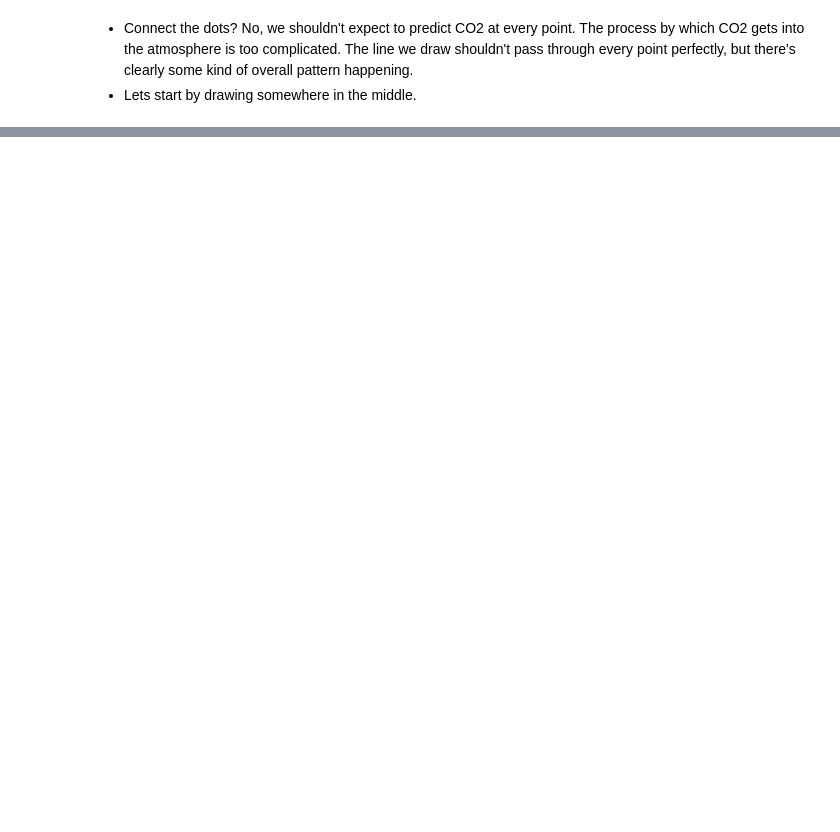
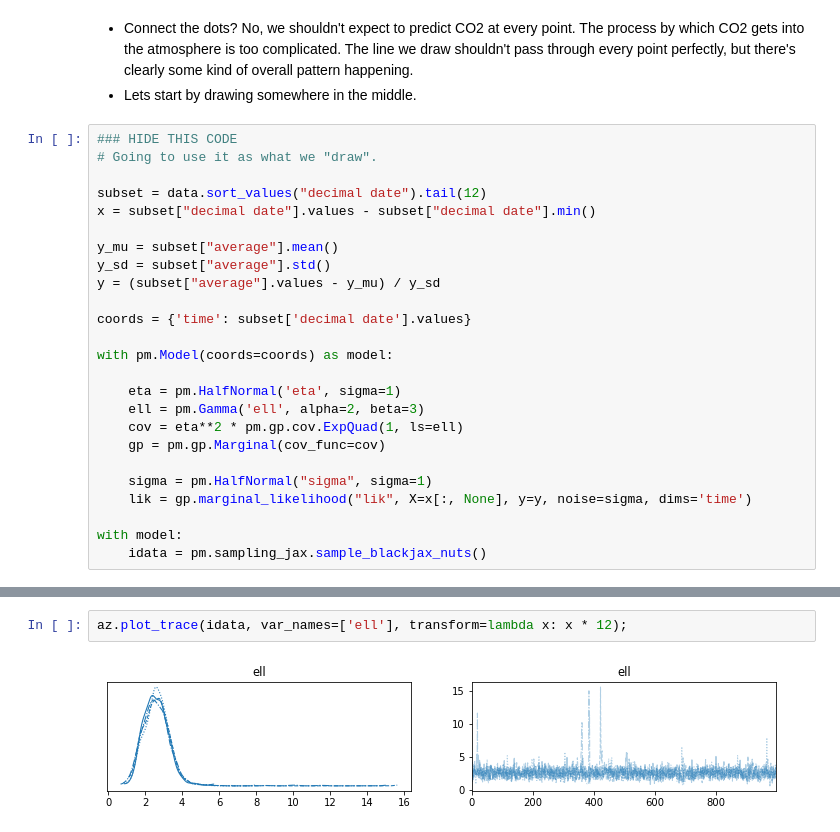
Before and after one commit to bwengals/etc, a Jupyter notebook: lesson_2.ipynb, the cells around one changed output, grey strips where cells are left out. Saved outputs shown, nothing was run; the diff lists cells and outputs as text; blank space fills up the shorter version.

```diff
--- a/lesson_2.ipynb
+++ b/lesson_2.ipynb
@@ -585,3 +587,28 @@ plt.plot(year["decimal date"], year["average"], "ko");
 # %% [markdown]
 - Connect the dots?   No, we shouldn't expect to predict CO2 at every point.  The process by which CO2 gets into the atmosphere is too complicated.  The line we draw shouldn't pass through every point perfectly, but there's clearly some kind of overall pattern happening.
 - Lets start by drawing somewhere in the middle.
+# %%
+### HIDE THIS CODE
+# Going to use it as what we "draw".
+
+subset = data.sort_values("decimal date").tail(12)
+x = subset["decimal date"].values - subset["decimal date"].min()
+
+y_mu = subset["average"].mean()
+y_sd = subset["average"].std()
+y = (subset["average"].values - y_mu) / y_sd
+
+coords = {'time': subset['decimal date'].values}
+
+with pm.Model(coords=coords) as model:
+
+    eta = pm.HalfNormal('eta', sigma=1)
+    ell = pm.Gamma('ell', alpha=2, beta=3)
+    cov = eta**2 * pm.gp.cov.ExpQuad(1, ls=ell)
+    gp = pm.gp.Marginal(cov_func=cov)
+
+    sigma = pm.HalfNormal("sigma", sigma=1)
+    lik = gp.marginal_likelihood("lik", X=x[:, None], y=y, noise=sigma, dims='time')
+
+with model:
+    idata = pm.sampling_jax.sample_blackjax_nuts()
@@ -587,0 +624,4 @@ plt.plot(year["decimal date"], year["average"], "ko");
+# %%
+az.plot_trace(idata, var_names=['ell'], transform=lambda x: x * 12);
+# %% [output]
+[figure, added]
```
Also changed, not shown: parts of 6 cells of this notebook.
